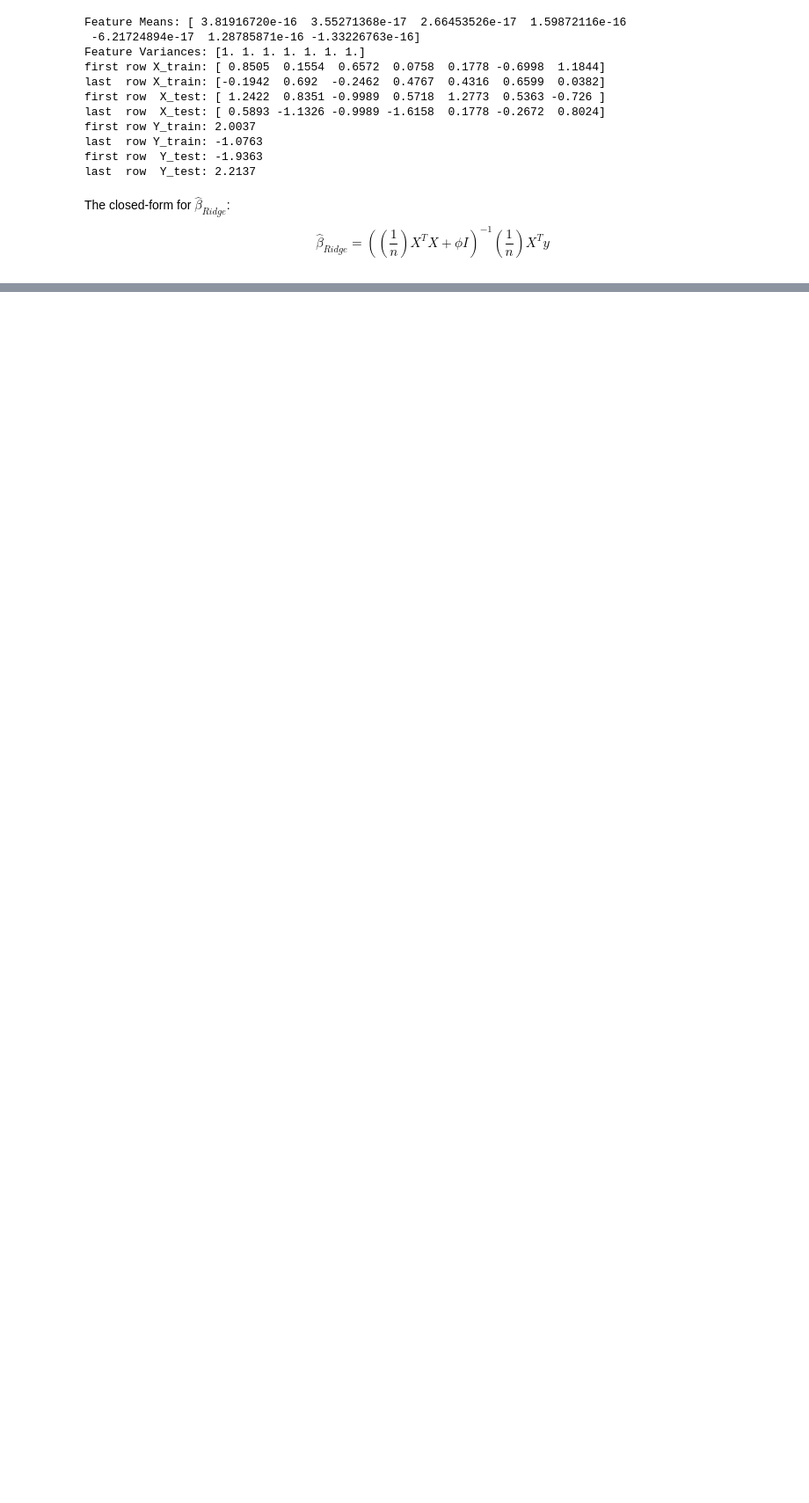
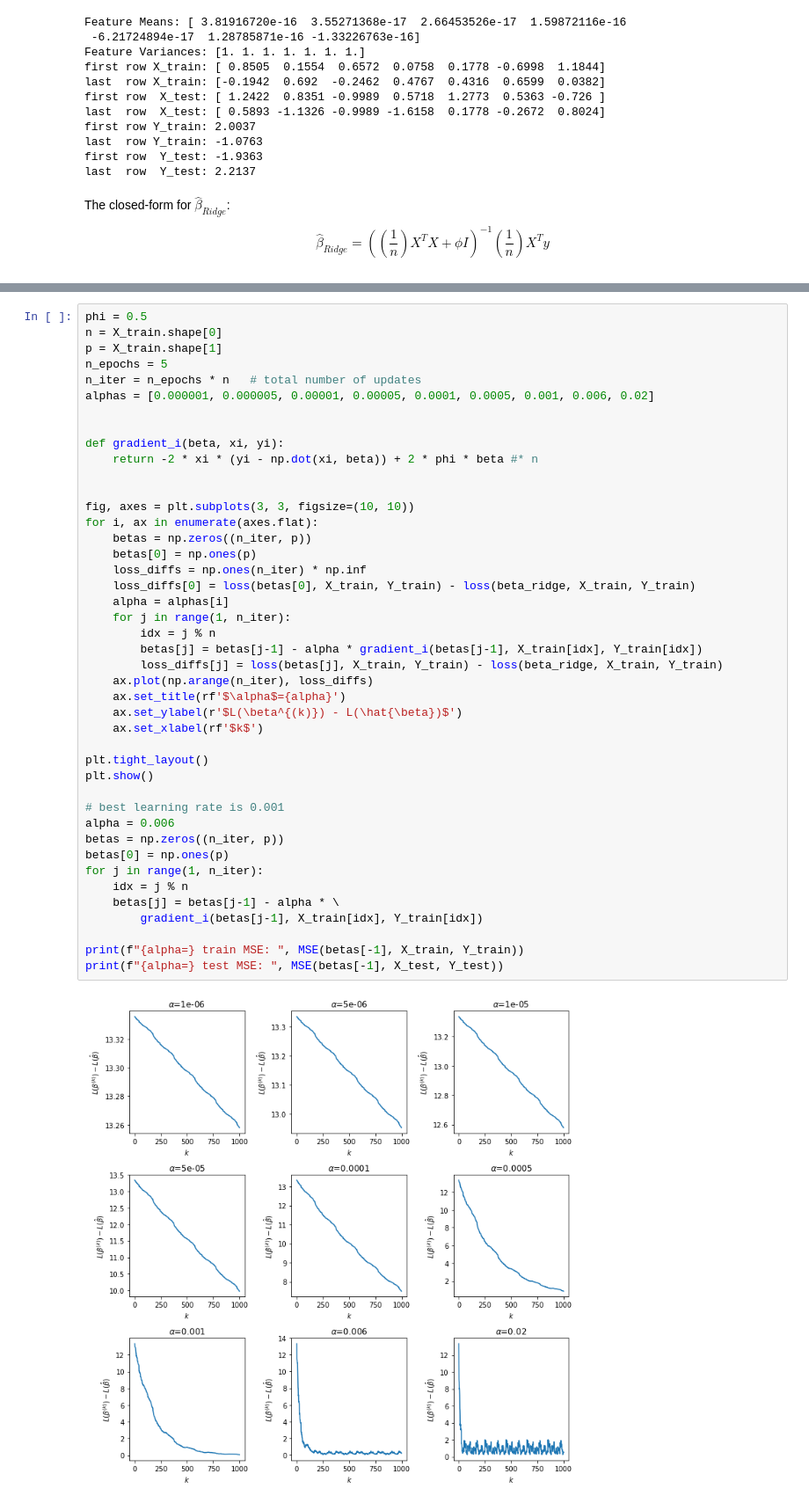
Before and after one commit to FreemanX/Machine-Learning-Notes, a Jupyter notebook: N05_OptimizationMethods.ipynb, the cells around one changed output, grey strips where cells are left out. Shown: that part at 88% size. Saved outputs shown, nothing was run; the diff lists cells and outputs as text; blank space fills up the shorter version.

```diff
--- a/N05_OptimizationMethods.ipynb
+++ b/N05_OptimizationMethods.ipynb
@@ -430,0 +520,45 @@ Still approximate the full gradient but using more than a single element as in S
+# %%
+phi = 0.5
+n = X_train.shape[0]
+p = X_train.shape[1]
+n_epochs = 5
+n_iter = n_epochs * n   # total number of updates
+alphas = [0.000001, 0.000005, 0.00001, 0.00005, 0.0001, 0.0005, 0.001, 0.006, 0.02]
+
+
+def gradient_i(beta, xi, yi):
+    return -2 * xi * (yi - np.dot(xi, beta)) + 2 * phi * beta #* n
+
+
+fig, axes = plt.subplots(3, 3, figsize=(10, 10))
+for i, ax in enumerate(axes.flat):
+    betas = np.zeros((n_iter, p))
+    betas[0] = np.ones(p)
+    loss_diffs = np.ones(n_iter) * np.inf
+    loss_diffs[0] = loss(betas[0], X_train, Y_train) - loss(beta_ridge, X_train, Y_train)
+    alpha = alphas[i]
+    for j in range(1, n_iter):
+        idx = j % n
+        betas[j] = betas[j-1] - alpha * gradient_i(betas[j-1], X_train[idx], Y_train[idx])
+        loss_diffs[j] = loss(betas[j], X_train, Y_train) - loss(beta_ridge, X_train, Y_train)
+    ax.plot(np.arange(n_iter), loss_diffs)
+    ax.set_title(rf'$\alpha$={alpha}')
+    ax.set_ylabel(r'$L(\beta^{(k)}) - L(\hat{\beta})$')
+    ax.set_xlabel(rf'$k$')
+
+plt.tight_layout()
+plt.show()
+
+# best learning rate is 0.001
+alpha = 0.006
+betas = np.zeros((n_iter, p))
+betas[0] = np.ones(p)
+for j in range(1, n_iter):
+    idx = j % n
+    betas[j] = betas[j-1] - alpha * \
+        gradient_i(betas[j-1], X_train[idx], Y_train[idx])
+
+print(f"{alpha=} train MSE: ", MSE(betas[-1], X_train, Y_train))
+print(f"{alpha=} test MSE: ", MSE(betas[-1], X_test, Y_test))
+# %% [output]
+[figure, added]
```
Also changed, not shown: parts of 34 cells of this notebook, 1 other file.
